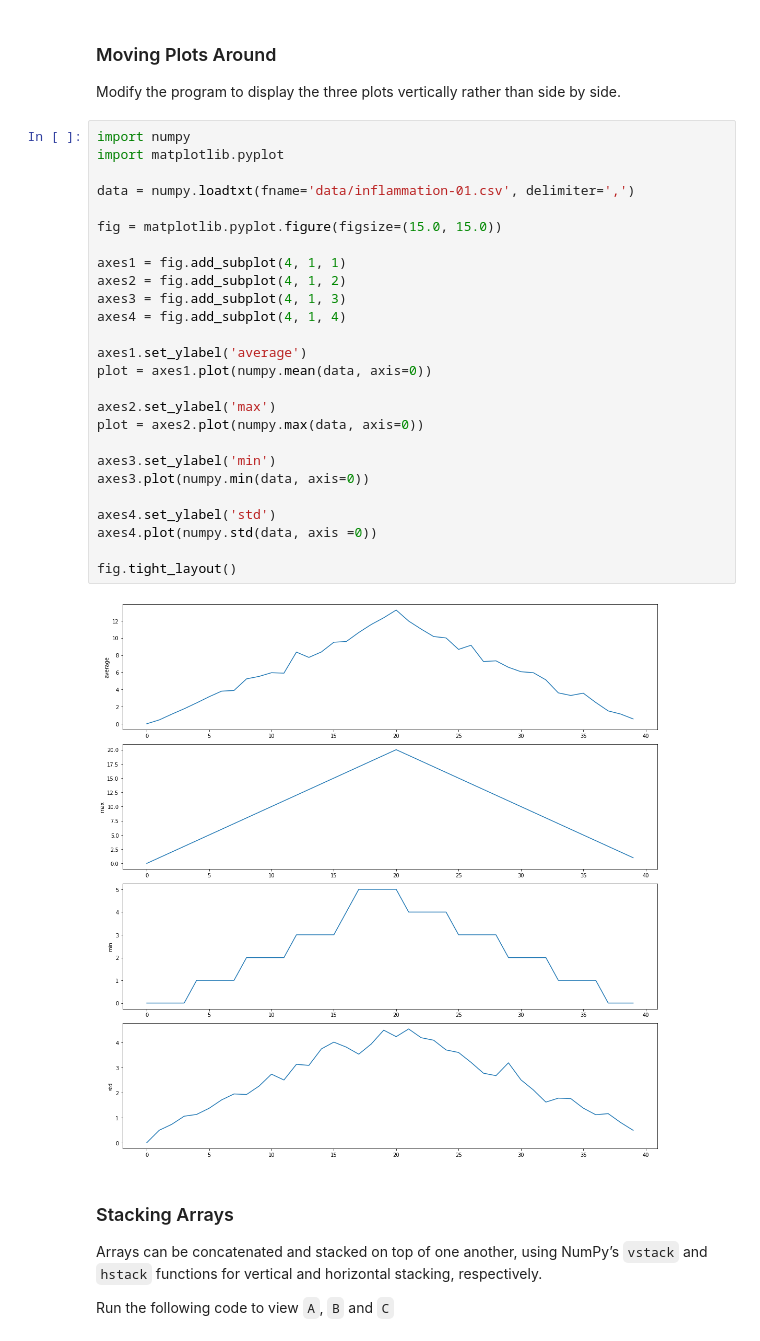
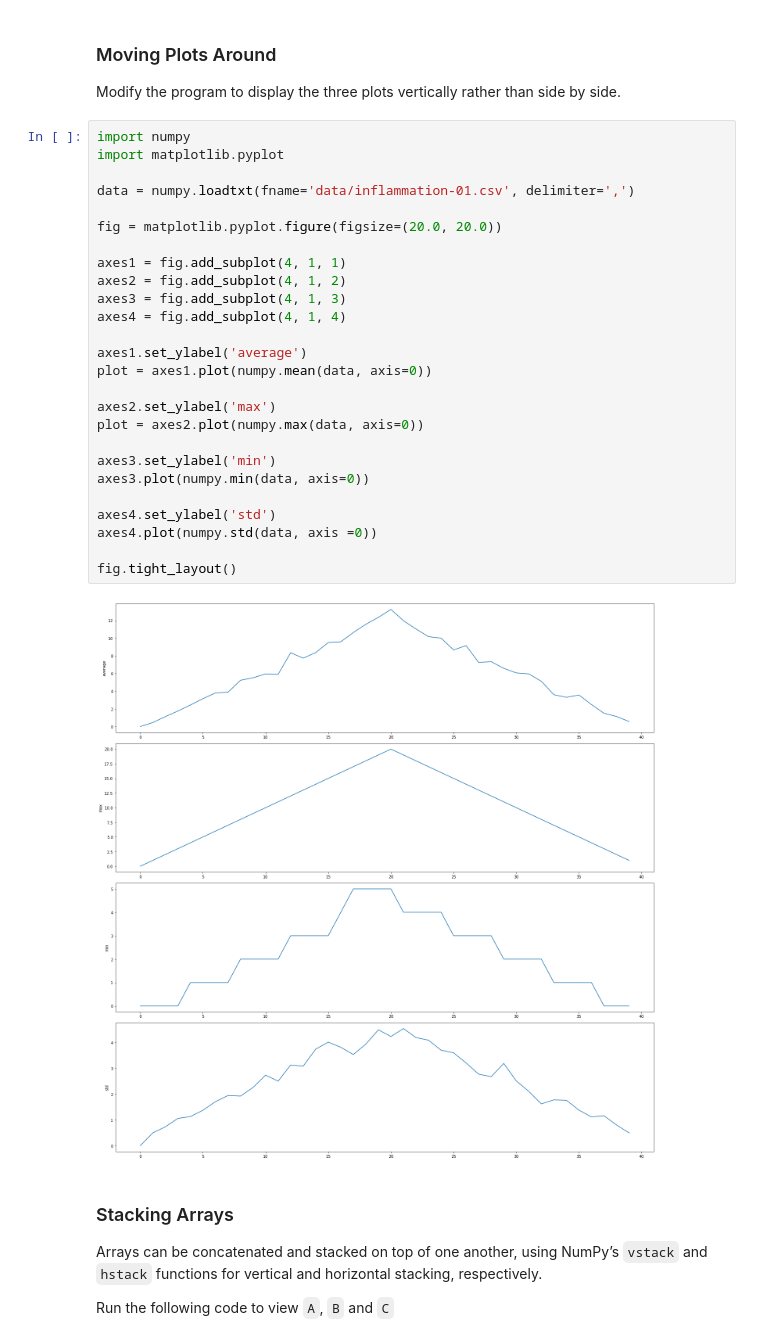
Before and after one commit to Thusigh1/2019-07-24-intro-to-python-workshop, a Jupyter notebook: lessons/python/ep1-introduction.ipynb, the cells around one changed output. Saved outputs shown, nothing was run; the diff lists cells and outputs as text.

```diff
--- a/lessons/python/ep1-introduction.ipynb
+++ b/lessons/python/ep1-introduction.ipynb
@@ -908,31 +908,31 @@ Modify the program to display the three plots vertically rather than side by sid
 # %%
 import numpy
 import matplotlib.pyplot
 
 data = numpy.loadtxt(fname='data/inflammation-01.csv', delimiter=',')
 
-fig = matplotlib.pyplot.figure(figsize=(15.0, 15.0))
+fig = matplotlib.pyplot.figure(figsize=(20.0, 20.0))
 
 axes1 = fig.add_subplot(4, 1, 1)
 axes2 = fig.add_subplot(4, 1, 2)
 axes3 = fig.add_subplot(4, 1, 3)
 axes4 = fig.add_subplot(4, 1, 4)
 
 axes1.set_ylabel('average')
 plot = axes1.plot(numpy.mean(data, axis=0))
 
 axes2.set_ylabel('max')
 plot = axes2.plot(numpy.max(data, axis=0))
 
 axes3.set_ylabel('min')
 axes3.plot(numpy.min(data, axis=0))
 
 axes4.set_ylabel('std')
 axes4.plot(numpy.std(data, axis =0))
 
 fig.tight_layout()
 # %% [output]
-[figure, old version]
+[figure, new version]
 # %% [markdown]
 ### Stacking Arrays
 Arrays can be concatenated and stacked on top of one another, using NumPy’s `vstack` and `hstack` functions for vertical and horizontal stacking, respectively.
```
Also changed, not shown: parts of 2 cells of this notebook.
